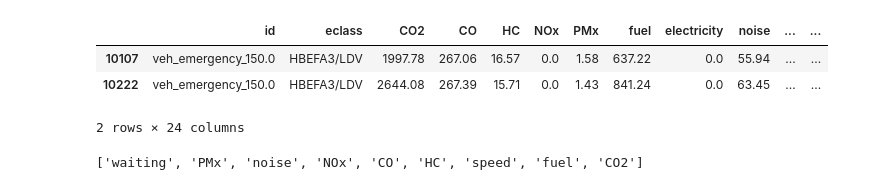
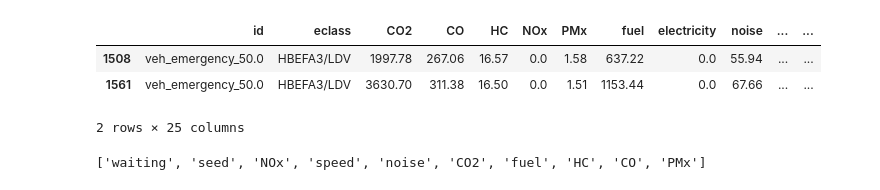
Before and after one commit to holynacll/sumotraci-greenwave, a Jupyter notebook: src/notebooks/notebook_emissions_emergency_vehicle.ipynb, the cells around one changed output. Saved outputs shown, nothing was run; the diff lists cells and outputs as text; code cells hidden in the pictures.

```diff
--- a/src/notebooks/notebook_emissions_emergency_vehicle.ipynb
+++ b/src/notebooks/notebook_emissions_emergency_vehicle.ipynb
@@ -7,28 +8,25 @@ import itertools
 from matplotlib import pyplot as plt
 import seaborn as sns
 # %%
-file_list = []
-for index in range(16):
-    caminho_do_arquivo = f'../data/emissions_{index}.csv'
-    file_list.append(caminho_do_arquivo)
+file_list = glob.glob('../output/*.csv')
 
 n = len(file_list) # Número de sementes: 10 (Número de arquivos lido)
 dfs = [pd.read_csv(file) for file in file_list]
 
 df = pd.concat(dfs)
 df = df[df['type'] == 'emergency_emergency']
 df.head(2)
 # %% [output]
 |  | id | eclass | CO2 | CO | HC | NOx | PMx | fuel | electricity | noise | ... | ... |
-| 10107 | veh_emergency_150.0 | HBEFA3/LDV | 1997.78 | 267.06 | 16.57 | 0.0 | 1.58 | 637.22 | 0.0 | 55.94 | ... | ... |
-| 10222 | veh_emergency_150.0 | HBEFA3/LDV | 2644.08 | 267.39 | 15.71 | 0.0 | 1.43 | 841.24 | 0.0 | 63.45 | ... | ... |
+| 1508 | veh_emergency_50.0 | HBEFA3/LDV | 1997.78 | 267.06 | 16.57 | 0.0 | 1.58 | 637.22 | 0.0 | 55.94 | ... | ... |
+| 1561 | veh_emergency_50.0 | HBEFA3/LDV | 3630.70 | 311.38 | 16.50 | 0.0 | 1.51 | 1153.44 | 0.0 | 67.66 | ... | ... |
-2 rows × 24 columns
+2 rows × 25 columns
 # %%
-lista_index = ['ALGORITHM', 'PROPORTION_DELAY_CALL_EMERGENCY_VEHICLE_TO_ACCIDENT', 'TRIPS_REPETITION_RATE','SIMULATION_END_TIME']
-var_resposta = list(set(df.columns) - set(lista_index+['id', 'eclass', 'route', 'type', 'lane', 'EXP_ID', 'x', 'y', 'pos', 'time', 'angle', 'electricity']))
+lista_index = ['ALGORITHM', 'TIME_TO_BLOCK_CREATE_ACCIDENTS', 'TRIPS_REPETITION_RATE','SIMULATION_END_TIME']
+var_resposta = list(set(df.columns) - set(lista_index+['id', 'eclass', 'route', 'type', 'lane', 'x', 'y', 'pos', 'time', 'angle', 'electricity']))
 var_resposta
 # %% [output]
-['waiting', 'PMx', 'noise', 'NOx', 'CO', 'HC', 'speed', 'fuel', 'CO2']
+['waiting', 'seed', 'NOx', 'speed', 'noise', 'CO2', 'fuel', 'HC', 'CO', 'PMx']
 # %%
 grouped = df.drop(columns=['id', 'eclass', 'route', 'type', 'lane', 'x', 'y', 'pos', 'time', 'angle', 'electricity']).groupby(lista_index).agg(['mean','std']).reset_index()
 #Cirando coluna ID para o gráfico de barra com intervalo de confiança
```
Also changed, not shown: parts of 10 cells of this notebook, 12 other files.
